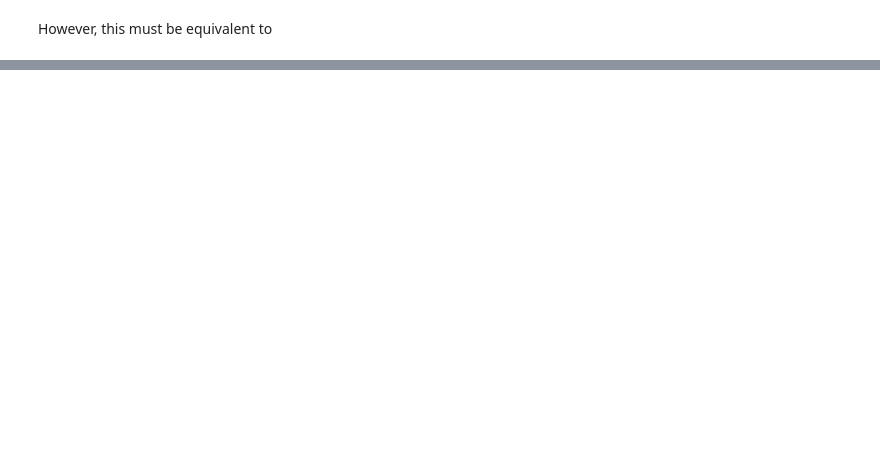
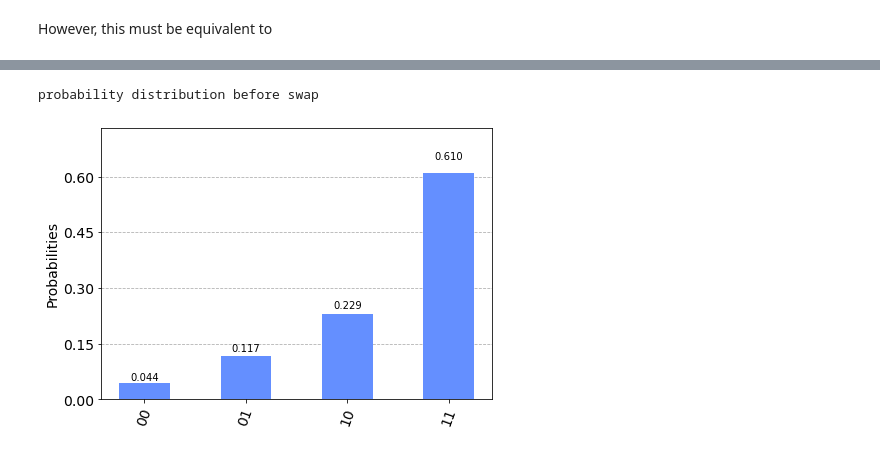
Before and after one commit to ryoichikawai/qcomp-short, a Jupyter notebook: q2gates/cx.ipynb, the cells around one changed output, grey strips where cells are left out. Saved outputs shown, nothing was run; the diff lists cells and outputs as text; code cells hidden in the pictures; blank space fills up the shorter version.

```diff
--- a/q2gates/cx.ipynb
+++ b/q2gates/cx.ipynb
@@ -372,0 +370,32 @@ Two operations are equivalent: True
+# %%
+from qiskit import *
+from qiskit.quantum_info import Statevector
+import numpy as np
+
+qr=QuantumRegister(2,'q')
+qc=QuantumCircuit(qr)
+
+# randomly oriented qubits
+a=np.pi*np.random.rand()
+b=np.pi*np.random.rand()
+c=np.pi*np.random.rand()
+qc.u(a,b,c,0)
+a=np.pi*np.random.rand()
+b=np.pi*np.random.rand()
+c=np.pi*np.random.rand()
+qc.u(a,b,c,1)
+
+# get the statevector in dict format
+psi=Statevector(qc).to_dict()
+
+# evaluate of probabilities
+p0 = dict()
+for k in psi:
+    p0[k]=abs(psi[k])**2
+
+from qiskit.visualization import plot_histogram
+print("probability distribution before swap")
+plot_histogram(p0)
+# %% [output]
+probability distribution before swap
+[figure, added]
```
Also changed, not shown: parts of 40 cells of this notebook.
